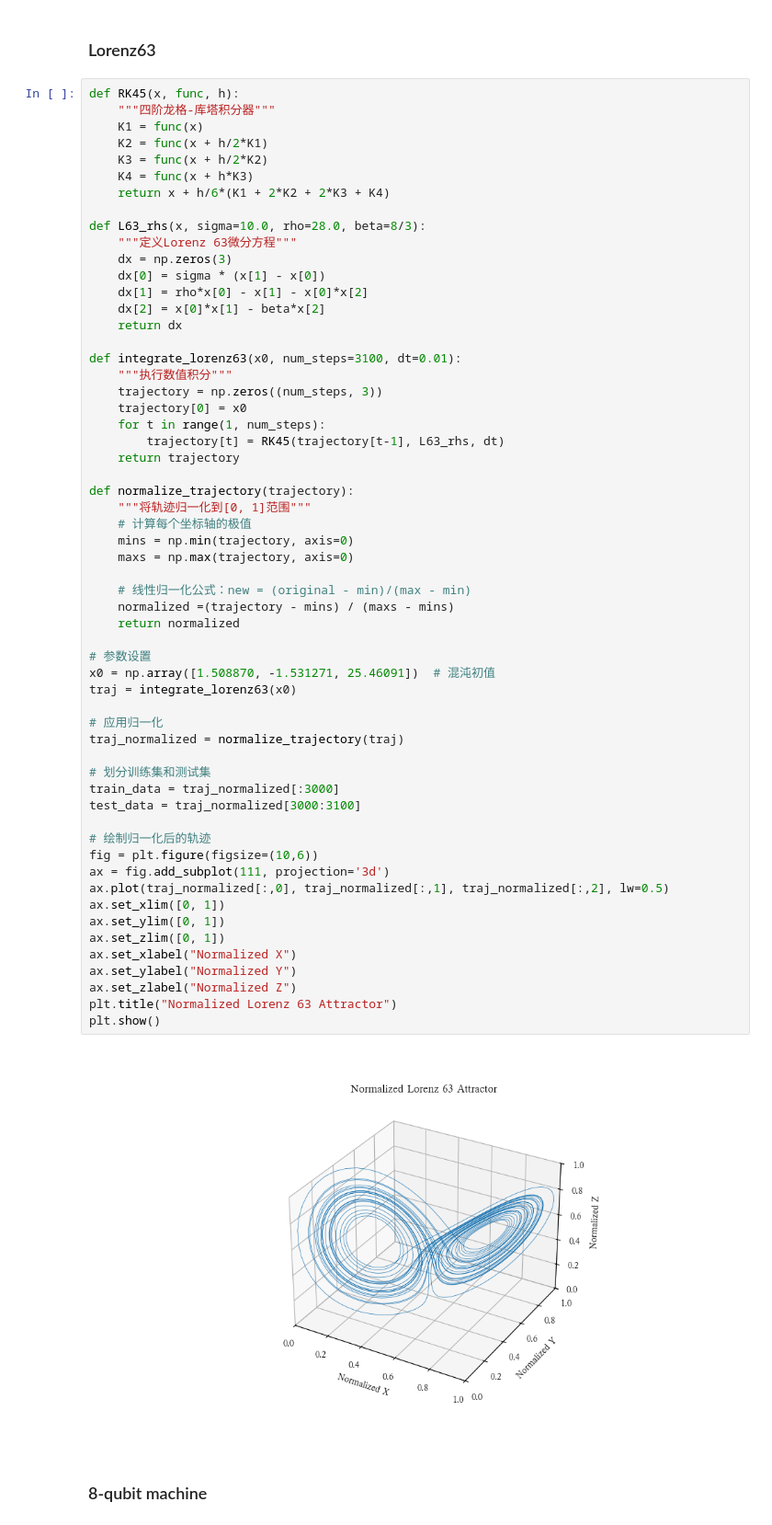
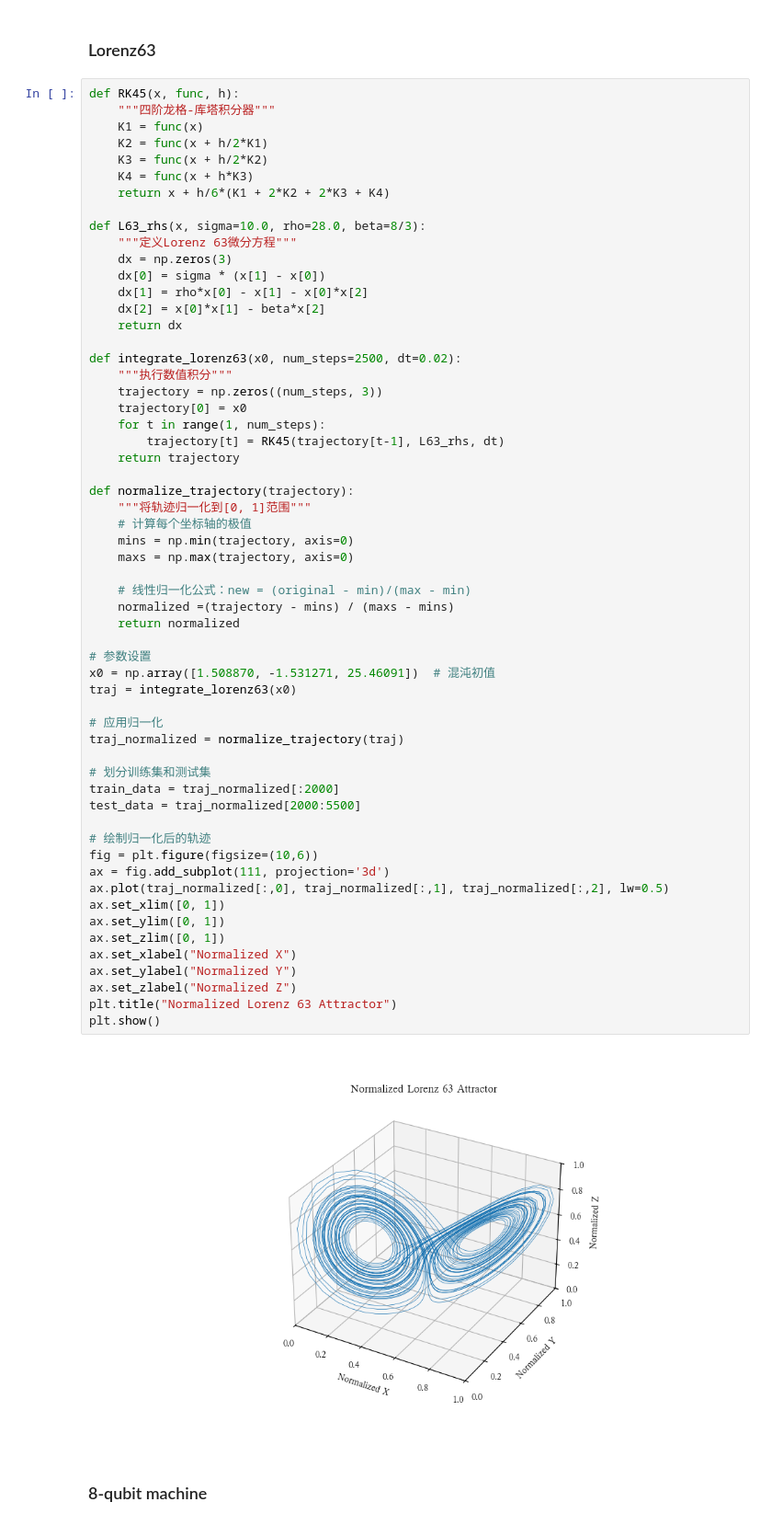
Before and after one commit to yyd6190/QRC_project1, a Jupyter notebook: 8q-v.ipynb, the cells around one changed output. Shown at 92% size. Saved outputs shown, nothing was run; the diff lists cells and outputs as text.

```diff
--- a/8q-v.ipynb
+++ b/8q-v.ipynb
@@ -31,7 +31,7 @@ def L63_rhs(x, sigma=10.0, rho=28.0, beta=8/3):
     dx[2] = x[0]*x[1] - beta*x[2]
     return dx
 
-def integrate_lorenz63(x0, num_steps=3100, dt=0.01):
+def integrate_lorenz63(x0, num_steps=2500, dt=0.02):
     """执行数值积分"""
     trajectory = np.zeros((num_steps, 3))
     trajectory[0] = x0
@@ -44,36 +44,36 @@ def normalize_trajectory(trajectory):
     # 计算每个坐标轴的极值
     mins = np.min(trajectory, axis=0)
     maxs = np.max(trajectory, axis=0)
 
     # 线性归一化公式：new = (original - min)/(max - min)
     normalized =(trajectory - mins) / (maxs - mins)
     return normalized
 
 # 参数设置
 x0 = np.array([1.508870, -1.531271, 25.46091])  # 混沌初值
 traj = integrate_lorenz63(x0)
 
 # 应用归一化
 traj_normalized = normalize_trajectory(traj)
 
 # 划分训练集和测试集
-train_data = traj_normalized[:3000]
-test_data = traj_normalized[3000:3100]
+train_data = traj_normalized[:2000]
+test_data = traj_normalized[2000:5500]
 
 # 绘制归一化后的轨迹
 fig = plt.figure(figsize=(10,6))
 ax = fig.add_subplot(111, projection='3d')
 ax.plot(traj_normalized[:,0], traj_normalized[:,1], traj_normalized[:,2], lw=0.5)
 ax.set_xlim([0, 1])
 ax.set_ylim([0, 1])
 ax.set_zlim([0, 1])
 ax.set_xlabel("Normalized X")
 ax.set_ylabel("Normalized Y")
 ax.set_zlabel("Normalized Z")
 plt.title("Normalized Lorenz 63 Attractor")
 plt.show()
 # %% [output]
-[figure, old version]
+[figure, new version]
 # %% [markdown]
 ### 8-qubit machine
 # %%
```
Also changed, not shown: parts of 4 cells of this notebook, 1 other file.
